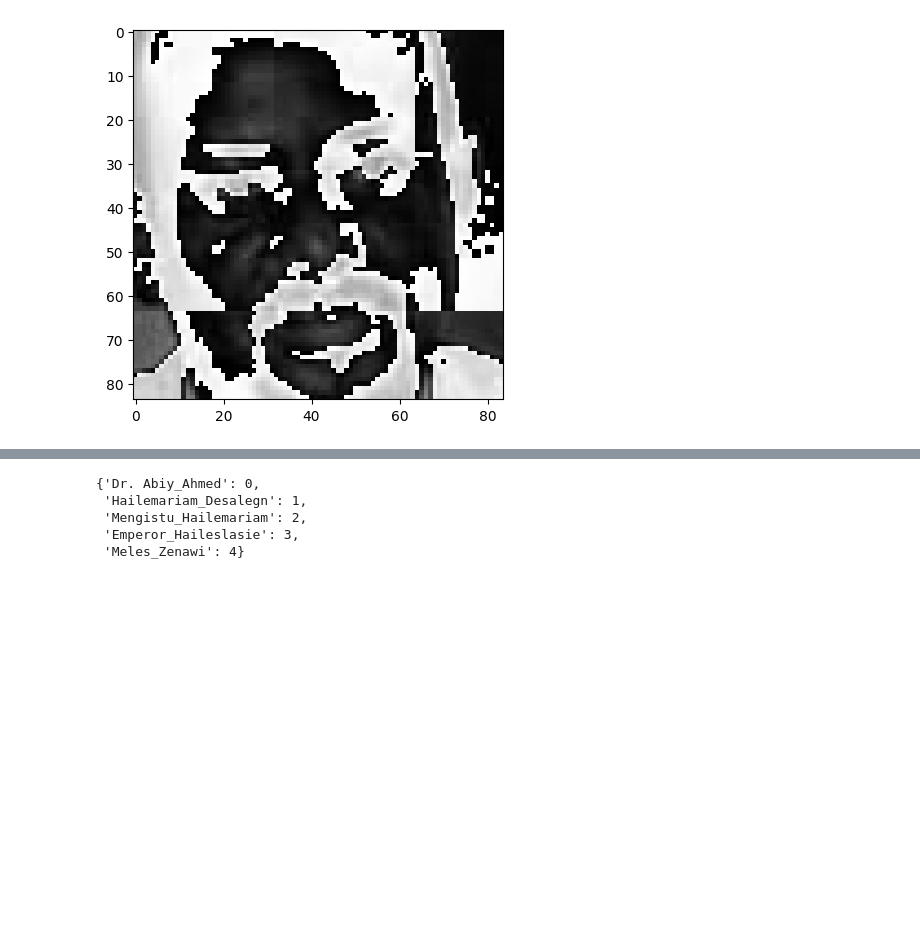
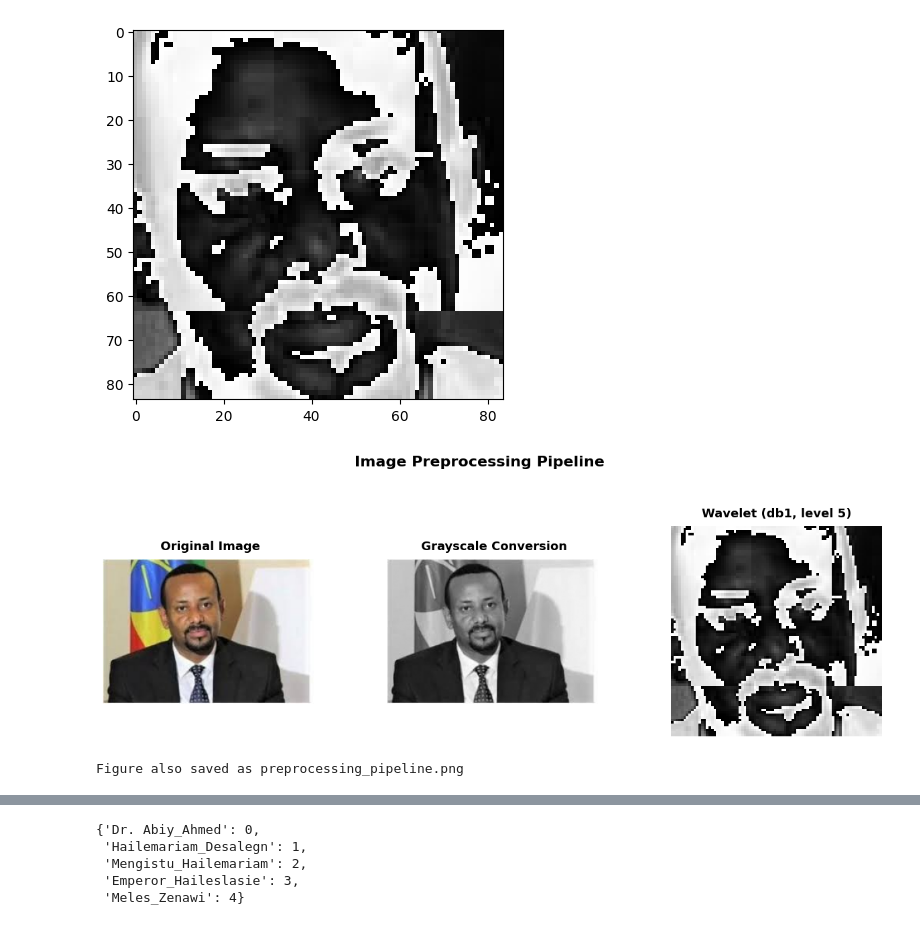
Before and after one commit to muhe-byte/Leaders_Image_Classification_Model, a Jupyter notebook: Cleaning & Modeling.ipynb, the cells around one changed output, grey strips where cells are left out. Saved outputs shown, nothing was run; the diff lists cells and outputs as text; code cells hidden in the pictures; blank space fills up the shorter version.

```diff
--- a/Cleaning & Modeling.ipynb
+++ b/Cleaning & Modeling.ipynb
@@ -232,5 +224,53 @@ else:
 # %% [output]
 [figure]
+# %%
+import cv2
+import matplotlib.pyplot as plt
+from matplotlib.gridspec import GridSpec
+
+# ── 3-panel: Original | Grayscale | Wavelet ──────────────────────────
+sample_path   = './test_images/abiy1.jpg'
+original_bgr  = cv2.imread(sample_path)
+original_rgb  = cv2.cvtColor(original_bgr, cv2.COLOR_BGR2RGB)
+gray_img      = cv2.cvtColor(original_bgr, cv2.COLOR_BGR2GRAY)
+
+# Crop the face first
+cropped = get_cropped_image_if_2_eyes(sample_path)
+wavelet_img = w2d(cropped, 'db1', 5)  # apply your existing w2d function
+
+fig = plt.figure(figsize=(15, 5))
+fig.suptitle('Image Preprocessing Pipeline', fontsize=16, fontweight='bold', y=1.02)
+
+gs = GridSpec(1, 3, figure=fig, wspace=0.35)
+
+# Panel 1 — Original
+ax1 = fig.add_subplot(gs[0])
+ax1.imshow(original_rgb)
+ax1.set_title(' Original Image', fontsize=13, fontweight='bold', pad=10)
+ax1.set_xlabel('Full image as captured by camera', fontsize=10, color='gray')
+ax1.axis('off')
+
+# Panel 2 — Grayscale
+ax2 = fig.add_subplot(gs[1])
+ax2.imshow(gray_img, cmap='gray')
+ax2.set_title(' Grayscale Conversion', fontsize=13, fontweight='bold', pad=10)
+ax2.set_xlabel('Single intensity channel — used\nfor Haar Cascade face detection', fontsize=10, color='gray')
+ax2.axis('off')
+
+# Panel 3 — Wavelet
+ax3 = fig.add_subplot(gs[2])
+ax3.imshow(wavelet_img, cmap='gray')
+ax3.set_title('Wavelet (db1, level 5)', fontsize=13, fontweight='bold', pad=10)
+ax3.set_xlabel('High-frequency edge features only.\nApproximation coefficients zeroed out.', fontsize=10, color='gray')
+ax3.axis('off')
+
+plt.tight_layout()
+plt.savefig('preprocessing_pipeline.png', dpi=150, bbox_inches='tight')
+plt.show()
+print('Figure also saved as preprocessing_pipeline.png')
+# %% [output]
+[figure, added]
+Figure also saved as preprocessing_pipeline.png
 # %%
 # read all cropped images and store their file paths in a dictionary with leader names as keys and lists of file paths as values
 leaders_file_names_dict = {}
```
Also changed, not shown: parts of 39 cells of this notebook, 6 other files.
